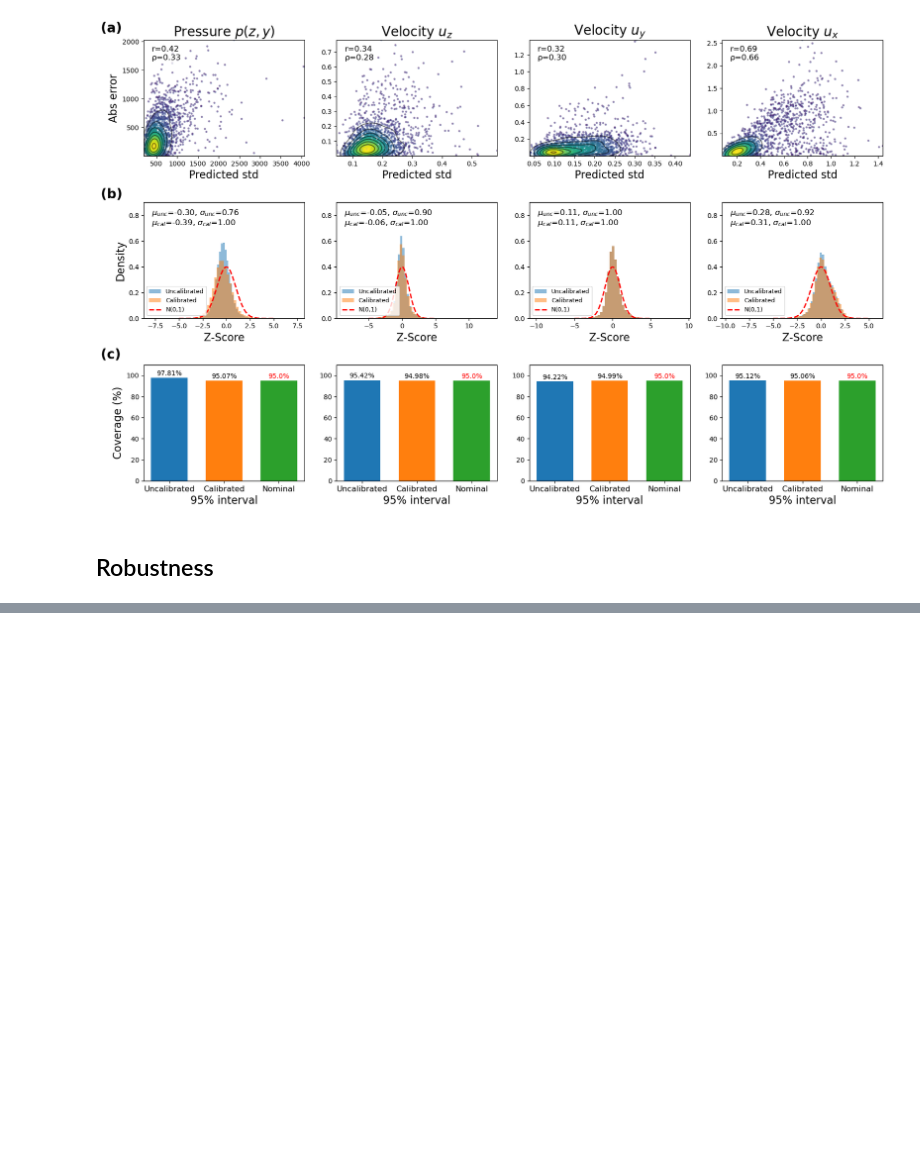
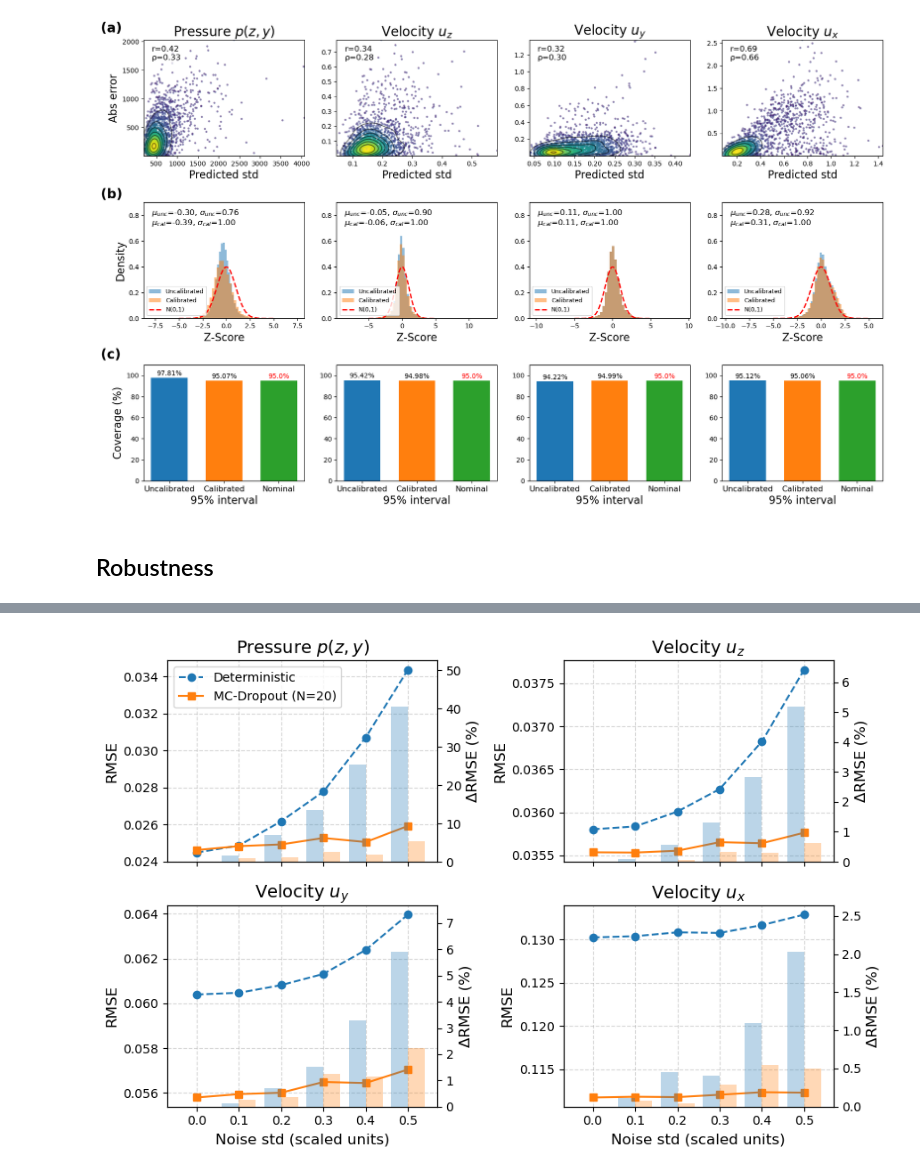
Before and after one commit to kkazuma19/MIMONet, a Jupyter notebook: HeatExchanger/Robustness.ipynb, the cells around one changed output, grey strips where cells are left out. Saved outputs shown, nothing was run; the diff lists cells and outputs as text; code cells hidden in the pictures; blank space fills up the shorter version.

```diff
--- a/HeatExchanger/Robustness.ipynb
+++ b/HeatExchanger/Robustness.ipynb
@@ -546,0 +629,2 @@ plt.show()
+# %%
+noise_levels = [0.0, 0.1, 0.2, 0.3, 0.4, 0.5]
@@ -546,0 +641,11 @@ plt.show()
+# %%
+robustness_det = eval_with_noise_dropout(
+    model_dropout, test_loader,
+    noise_levels=noise_levels,
+    device=device, N_mc=1, stochastic=False
+)
+# %%
+for lam in noise_levels:
+    print(f"Noise {lam:.2f}:")
+    print(f"  Deterministic time: {robustness_det[lam]['inference_time']:.4f}s/sample")
+    print(f"  MC-Dropout time:    {robustness_mc[lam]['inference_time']:.4f}s/sample")
@@ -546,0 +698,44 @@ plt.show()
+# %%
+noise_mc, rmse_mc, cov_mc = summarize_robustness(robustness_mc)
+noise_det, rmse_det, cov_det = summarize_robustness(robustness_det)
+channels = ["Pressure $p(z,y)$", "Velocity $u_z$", "Velocity $u_y$", "Velocity $u_x$"]
+# %%
+import numpy as np
+import matplotlib.pyplot as plt
+
+fig, axes = plt.subplots(2, 2, figsize=(9, 6), sharex=True)
+axes = axes.ravel()
+
+# Compute relative RMSE change (% increase from noise=0)
+rel_det = (rmse_det / rmse_det[0] - 1.0) * 100
+rel_mc  = (rmse_mc / rmse_mc[0] - 1.0) * 100
+
+for i, ch in enumerate(channels):
+    ax = axes[i]
+
+    # --- Left y-axis: absolute RMSE ---
+    ax.plot(noise_det, rmse_det[:, i], 'o--', label='Deterministic', color='tab:blue')
+    ax.plot(noise_mc, rmse_mc[:, i], 's-', label='MC-Dropout (N=20)', color='tab:orange')
+    ax.set_ylabel("RMSE", fontsize=12)
+    ax.set_title(f"{ch}", fontsize=14)
+    ax.grid(True, linestyle='--', alpha=0.5)
+
+    # --- Right y-axis: relative change as bars ---
+    ax2 = ax.twinx()
+    width = (noise_det[1] - noise_det[0]) * 0.4  # bar width proportional to spacing
+    ax2.bar(noise_det - width/2, rel_det[:, i], width=width, alpha=0.3, color='tab:blue')
+    ax2.bar(noise_mc + width/2, rel_mc[:, i], width=width, alpha=0.3, color='tab:orange')
+    ax2.set_ylabel("ΔRMSE (%)", fontsize=12)
+    ax2.set_ylim(0, max(np.max(rel_det[:, i]), np.max(rel_mc[:, i])) * 1.3)
+
+    # --- Shared labels and legends ---
+    if i in [2, 3]:
+        ax.set_xlabel("Noise std (scaled units)", fontsize=12)
+    if i == 0:
+        ax.legend(loc='upper left', fontsize=10)
+
+plt.tight_layout()
+#plt.savefig(working_dir + "/analysis/robustness_comparison.png", dpi=300, bbox_inches='tight')
+plt.show()
+# %% [output]
+[figure, added]
```
Also changed, not shown: parts of 11 cells of this notebook, 4 other files.
